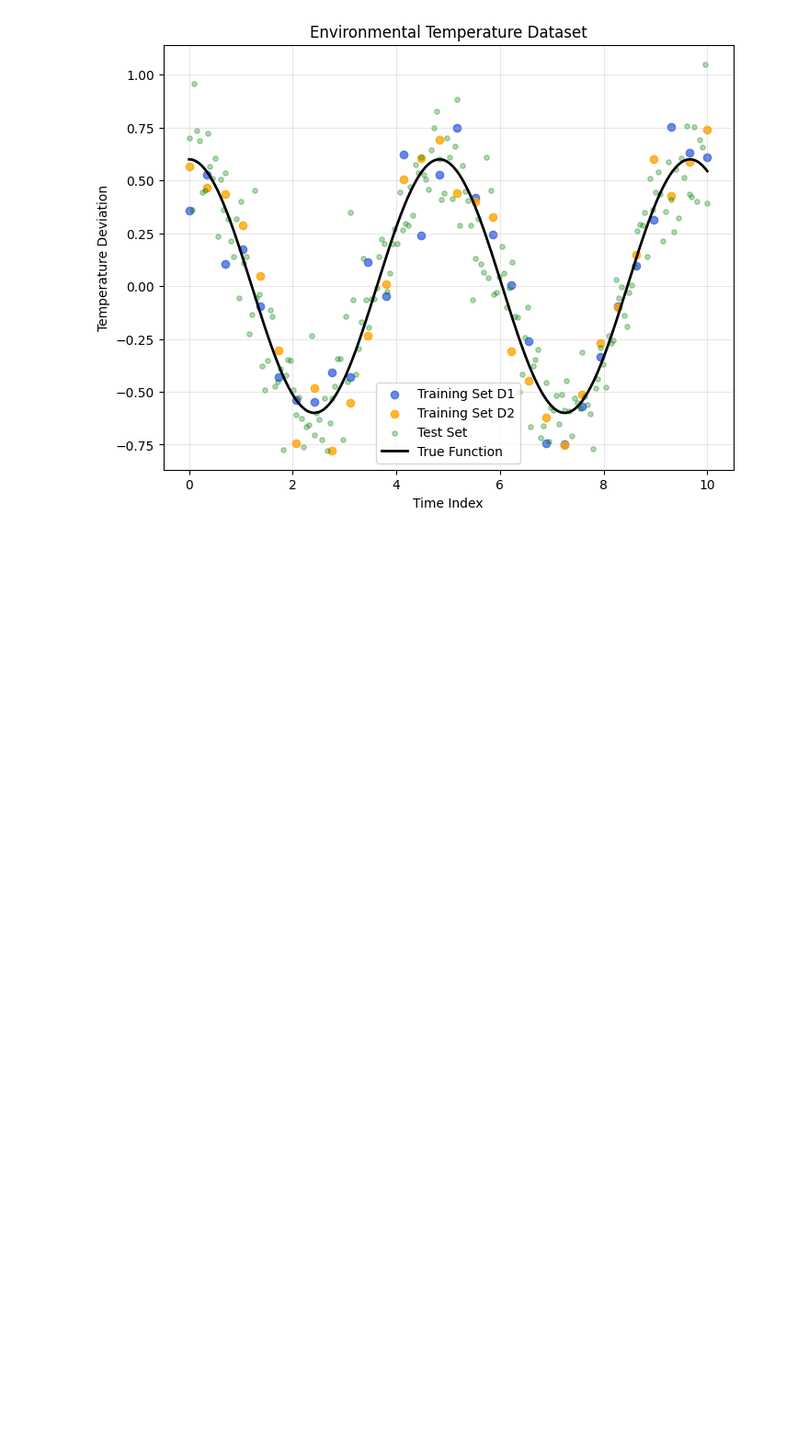
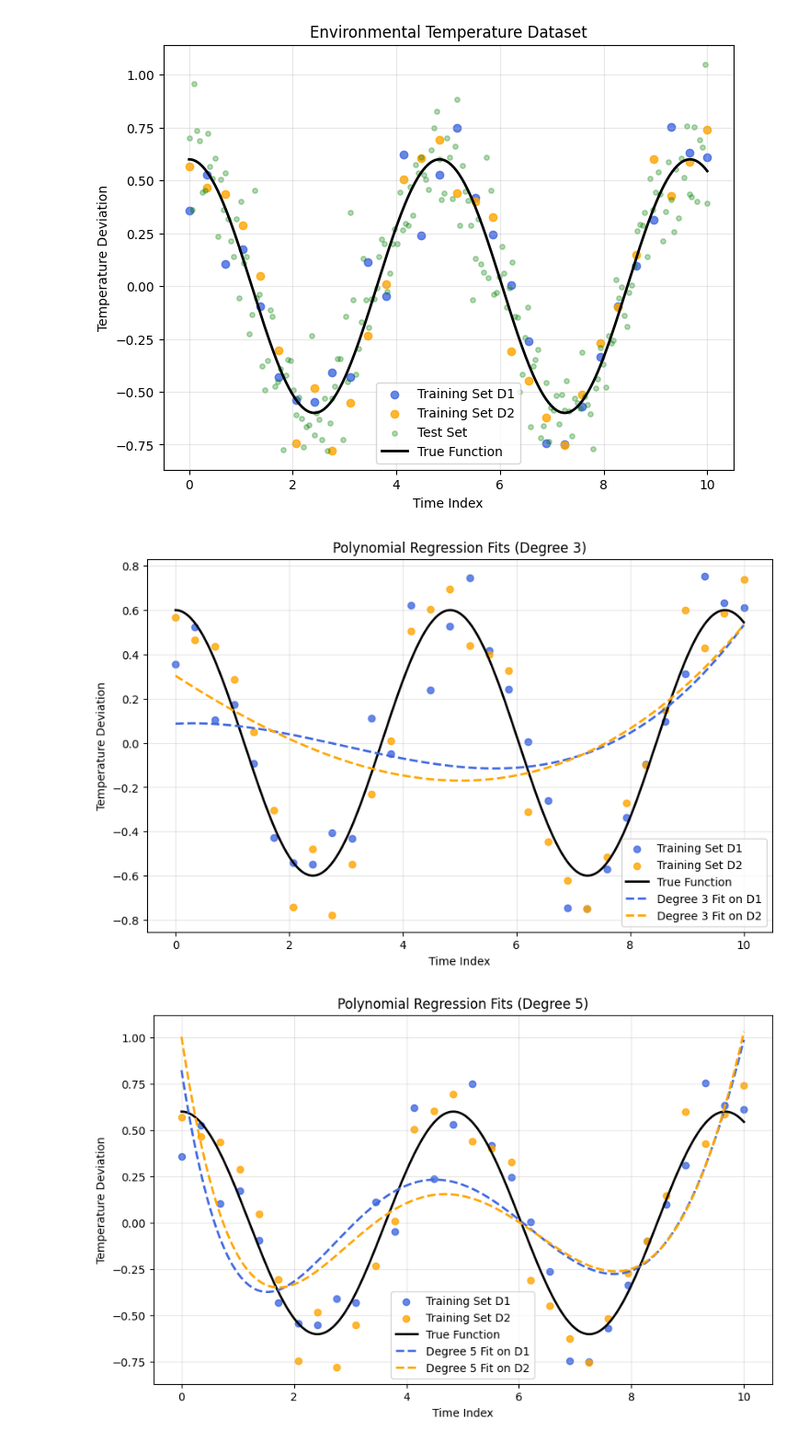
Before and after one commit to mufasa-349/CS412-ML-HW2, a Jupyter notebook: CS412-HW2-MustafaBozyel.ipynb, the cells around one changed output. Shown at 92% size. Saved outputs shown, nothing was run; the diff lists cells and outputs as text; code cells hidden in the pictures; blank space fills up the shorter version.

```diff
--- a/CS412-HW2-MustafaBozyel.ipynb
+++ b/CS412-HW2-MustafaBozyel.ipynb
@@ -258,3 +235,82 @@ plt.grid(alpha=0.3)
 plt.show()
 # %% [output]
 [figure]
+# %%
+def design_matrix(x, degree):
+    return np.vander(x, N=degree + 1, increasing=True)
+
+def fit_polynomial_regression(x, y, degree):
+    X = design_matrix(x, degree)
+    w = np.linalg.solve(X.T @ X, X.T @ y)
+    return w
+
+def predict_polynomial(x, w):
+    X = design_matrix(x, len(w) - 1)
+    return X @ w
+
+def mse(y_true, y_pred):
+    return np.mean((y_true - y_pred) ** 2)
+
+# Fit models
+w_d1_deg3 = fit_polynomial_regression(x_train_d1, y_train_d1, 3)
+w_d2_deg3 = fit_polynomial_regression(x_train_d2, y_train_d2, 3)
+w_d1_deg5 = fit_polynomial_regression(x_train_d1, y_train_d1, 5)
+w_d2_deg5 = fit_polynomial_regression(x_train_d2, y_train_d2, 5)
+
+# Predictions on test set
+y_test_pred_d1_deg3 = predict_polynomial(x_test, w_d1_deg3)
+y_test_pred_d2_deg3 = predict_polynomial(x_test, w_d2_deg3)
+y_test_pred_d1_deg5 = predict_polynomial(x_test, w_d1_deg5)
+y_test_pred_d2_deg5 = predict_polynomial(x_test, w_d2_deg5)
+
+# Compute Test MSE values
+mse_d1_deg3 = mse(y_test, y_test_pred_d1_deg3)
+mse_d2_deg3 = mse(y_test, y_test_pred_d2_deg3)
+mse_d1_deg5 = mse(y_test, y_test_pred_d1_deg5)
+mse_d2_deg5 = mse(y_test, y_test_pred_d2_deg5)
+
+# Smooth plotting grid
+x_plot = np.linspace(0, 10, 400)
+y_true_plot = 0.6 * np.cos(1.3 * x_plot)
+
+y_plot_d1_deg3 = predict_polynomial(x_plot, w_d1_deg3)
+y_plot_d2_deg3 = predict_polynomial(x_plot, w_d2_deg3)
+y_plot_d1_deg5 = predict_polynomial(x_plot, w_d1_deg5)
+y_plot_d2_deg5 = predict_polynomial(x_plot, w_d2_deg5)
+
+# Figure 1: Degree 3
+plt.figure(figsize=(10, 6))
+plt.scatter(x_train_d1, y_train_d1, color="royalblue", alpha=0.8, label="Training Set D1")
+plt.scatter(x_train_d2, y_train_d2, color="orange", alpha=0.8, label="Training Set D2")
+plt.plot(x_plot, y_true_plot, color="black", linewidth=2, label="True Function")
+plt.plot(x_plot, y_plot_d1_deg3, color="royalblue", linestyle="--", linewidth=2, label="Degree 3 Fit on D1")
+plt.plot(x_plot, y_plot_d2_deg3, color="orange", linestyle="--", linewidth=2, label="Degree 3 Fit on D2")
+plt.xlabel("Time Index")
+plt.ylabel("Temperature Deviation")
+plt.title("Polynomial Regression Fits (Degree 3)")
+plt.legend()
+plt.grid(alpha=0.3)
+plt.show()
+
+# Figure 2: Degree 5
+plt.figure(figsize=(10, 6))
+plt.scatter(x_train_d1, y_train_d1, color="royalblue", alpha=0.8, label="Training Set D1")
+plt.scatter(x_train_d2, y_train_d2, color="orange", alpha=0.8, label="Training Set D2")
+plt.plot(x_plot, y_true_plot, color="black", linewidth=2, label="True Function")
+plt.plot(x_plot, y_plot_d1_deg5, color="royalblue", linestyle="--", linewidth=2, label="Degree 5 Fit on D1")
+plt.plot(x_plot, y_plot_d2_deg5, color="orange", linestyle="--", linewidth=2, label="Degree 5 Fit on D2")
+plt.xlabel("Time Index")
+plt.ylabel("Temperature Deviation")
+plt.title("Polynomial Regression Fits (Degree 5)")
+plt.legend()
+plt.grid(alpha=0.3)
+plt.show()
+
+# Print requested results
+print(f"Test MSE (degree 3, D1): {mse_d1_deg3:.4f}")
+print(f"Test MSE (degree 3, D2): {mse_d2_deg3:.4f}")
+print(f"Test MSE (degree 5, D1): {mse_d1_deg5:.4f}")
+print(f"Test MSE (degree 5, D2): {mse_d2_deg5:.4f}")
+# %% [output]
+[figure, added]
+[figure, added]
```
Also changed, not shown: parts of 4 cells of this notebook.
